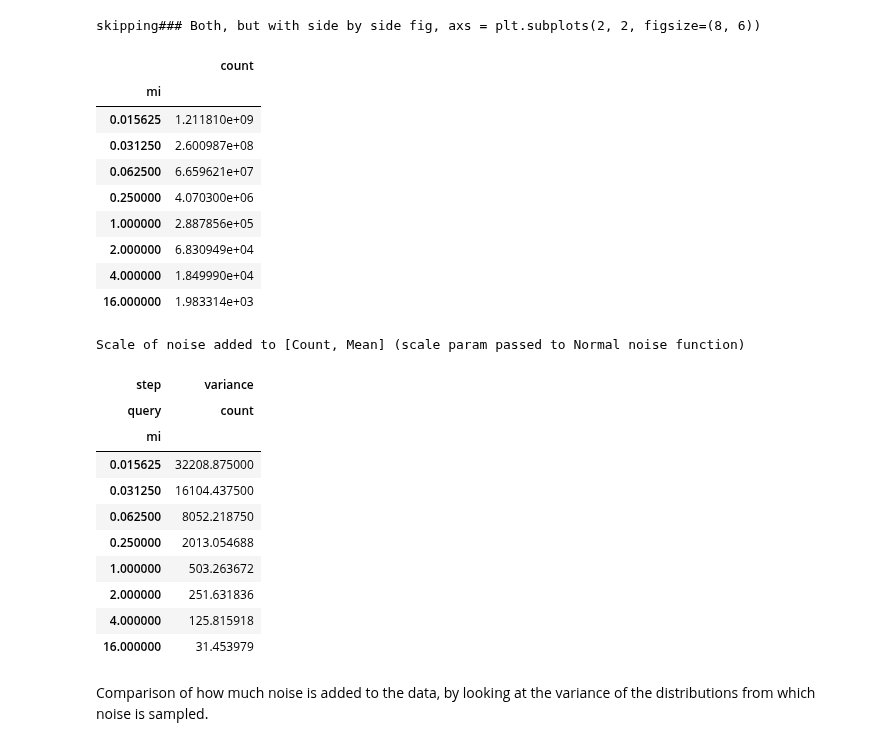
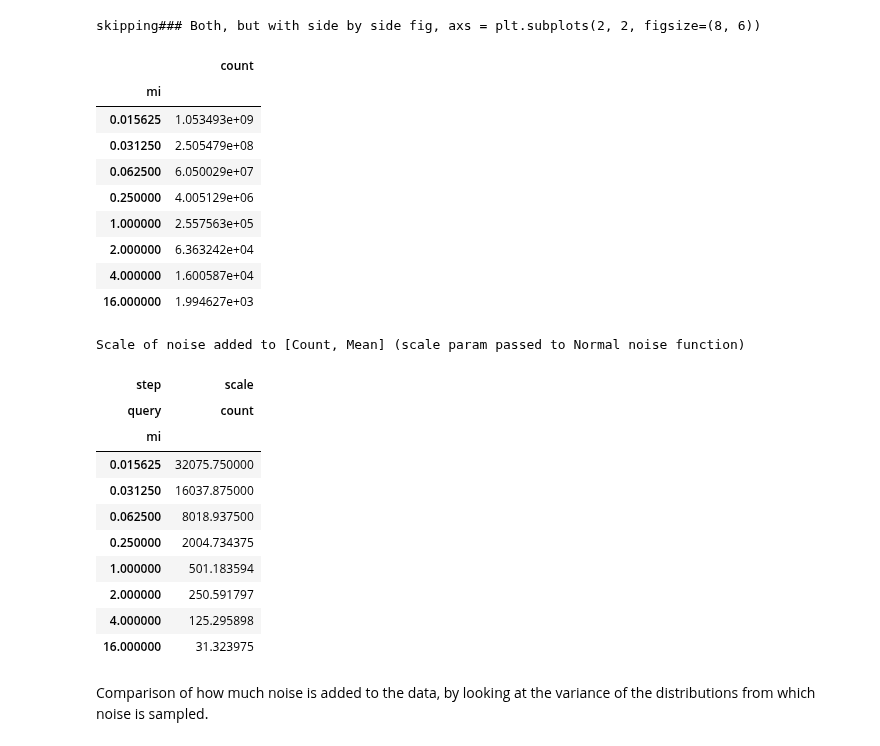
Before and after one commit to michaelnoguera/pacdb, a Jupyter notebook: pac-q4.ipynb, the cells around one changed output. Cells and saved outputs as stored; diff of their text form; code cells hidden in the pictures.

```diff
--- a/pac-q4.ipynb
+++ b/pac-q4.ipynb
@@ -20,9 +20,11 @@ AND EXISTS (
 # %%
 EXPERIMENT = 'pac-q4'
 OUTPUT_DIR = f'./outputs/{EXPERIMENT}'
-GENERATE = False
+GENERATE = True
 USE_EVEN_NUMBER_OF_INPUT_ROWS = True
 SEED_RANDOM_NUMBER_GENERATOR = True
+
+SAMPLING_METHOD = 'poisson' # 'poisson' or 'half'
 
 if GENERATE:
     print("GENERATE = True, so we will generate new samples.")
@@ -105,6 +111,12 @@ orders_df = orders_df[
 
 # 2. Filter lineitem rows where commit date is before receipt date.
 lineitem_df = lineitem_df[lineitem_df['l_commitdate'] < lineitem_df['l_receiptdate']]
+
+# 3. Identify orders that have at least one item delivered late.
+# Using .isin() to mimic the SQL EXISTS clause:
+orders_df = orders_df[
+    orders_df['o_orderkey'].isin(lineitem_df['l_orderkey'])
+]
 
 def runquery(orders_df: DataFrame, lineitem_df: DataFrame) -> int:
     # orders_filtered = orders_df[
@@ -122,9 +134,10 @@ def runquery(orders_df: DataFrame, lineitem_df: DataFrame) -> int:
 
     # 3. Identify orders that have at least one valid lineitem.
     # Using .isin() to mimic the SQL EXISTS clause:
-    valid_orders = orders_filtered[
-        orders_filtered['o_orderkey'].isin(lineitem_filtered['l_orderkey'])
-    ]
+    # valid_orders = orders_filtered[
+    #     orders_filtered['o_orderkey'].isin(lineitem_filtered['l_orderkey'])
+    # ]
+    valid_orders = orders_filtered # we have already filtered
 
     # 4. Count the valid orders.
     order_count = valid_orders.shape[0]
@@ -157,6 +174,24 @@ def poisson_paired_sample(df: DataFrame) -> Tuple[DataFrame, DataFrame]:
     not_selected = df[~mask]
     return selected, not_selected
 
+def half_paired_sample(df: DataFrame) -> Tuple[DataFrame, DataFrame]:
+    """
+    This will select half of the row indices from the dataframe at random.
+    The first result is the dataframe composed of the selected rows.
+    The second result is the complement / the dataframe composed of the rows that were not selected.
+    """
+    indices = np.random.choice(df.index, size=(df.shape[0] // 2), replace=False)
+    not_indices = list(set(df.index) - set(indices))
+    selected: DataFrame = df.loc[indices]
+    not_selected: DataFrame = df.loc[not_indices]
+    return (selected, not_selected)
+
+def sample_using_chosen_method(df: DataFrame) -> Tuple[DataFrame, DataFrame]:
+    if SAMPLING_METHOD == 'poisson':
+        return poisson_paired_sample(df)
+    elif SAMPLING_METHOD == 'half':
+        return half_paired_sample(df)
+
 def generate_samples(laplace_lambda: float = 1.0, alpha: int = 10) -> List[np.ndarray]:
     # Apply thresholding: if there are less than alpha samples
     # (with some Laplacian noise), then we don't subsample and return None.
@@ -169,7 +204,7 @@ def generate_samples(laplace_lambda: float = 1.0, alpha: int = 10) -> List[np.nd
     number_of_pairs = SAMPLES // 2
     out_np: List[np.ndarray] = []
     for i in range(number_of_pairs):
-        for temp_df in poisson_paired_sample(orders_df):
+        for temp_df in sample_using_chosen_method(orders_df.reset_index(drop=True)):  # reset index to sequential
             out = runquery(temp_df, lineitem_df)
             out *= 2  # manually correct count = count * 2
             out_np.append(np.array([out]))
@@ -261,7 +296,7 @@ if GENERATE:
             # for each PAC release at this MI, we will choose a sample from the pre-generated out_np list and add noise to it
             steps = {
                 "mi": mi,
-                "variance": scale,
+                "scale": scale,
             }
 
             # choose our sample
@@ -273,7 +308,7 @@ if GENERATE:
             chosen_noise = np.random.normal(loc=0, scale=scale)
             steps["chosen_noise"] = chosen_noise
 
-            release = chosen_sample + chosen_noise # do_pac_and_release(out_np, mi, variance, chosen_index)
+            release = chosen_sample + chosen_noise # do_pac_and_release(out_np, mi, scale, chosen_index)
 
             #print(f"sample(#{chosen_index}):{chosen_sample} + noise:{chosen_noise} = {release}")
             steps["release"] = release
@@ -923,11 +980,11 @@ df.groupby('mi').var()
 # %% [output]
 |  | count |
 | mi |  |
-| 0.015625 | 1.211810e+09 |
-| 0.031250 | 2.600987e+08 |
-| 0.062500 | 6.659621e+07 |
-| 0.250000 | 4.070300e+06 |
-| 1.000000 | 2.887856e+05 |
-| 2.000000 | 6.830949e+04 |
-| 4.000000 | 1.849990e+04 |
-| 16.000000 | 1.983314e+03 |
+| 0.015625 | 1.053493e+09 |
+| 0.031250 | 2.505479e+08 |
+| 0.062500 | 6.050029e+07 |
+| 0.250000 | 4.005129e+06 |
+| 1.000000 | 2.557563e+05 |
+| 2.000000 | 6.363242e+04 |
+| 4.000000 | 1.600587e+04 |
+| 16.000000 | 1.994627e+03 |
@@ -934,19 +995,19 @@ df.groupby('mi').var()
 # %%
 print("Scale of noise added to [Count, Mean] (scale param passed to Normal noise function)")
-saved_steps_df[['mi','variance']].groupby('mi').mean()
+saved_steps_df[['mi','scale']].groupby('mi').mean()
 # %% [output]
 Scale of noise added to [Count, Mean] (scale param passed to Normal noise function)
-| step | variance |
+| step | scale |
 | query | count |
 | mi |  |
-| 0.015625 | 32208.875000 |
-| 0.031250 | 16104.437500 |
-| 0.062500 | 8052.218750 |
-| 0.250000 | 2013.054688 |
-| 1.000000 | 503.263672 |
-| 2.000000 | 251.631836 |
-| 4.000000 | 125.815918 |
-| 16.000000 | 31.453979 |
+| 0.015625 | 32075.750000 |
+| 0.031250 | 16037.875000 |
+| 0.062500 | 8018.937500 |
+| 0.250000 | 2004.734375 |
+| 1.000000 | 501.183594 |
+| 2.000000 | 250.591797 |
+| 4.000000 | 125.295898 |
+| 16.000000 | 31.323975 |
 # %% [markdown]
 Comparison of how much noise is added to the data, by looking at the variance of the distributions from which noise is sampled.
 # %%
```
Also changed, not shown: parts of 30 cells of this notebook, 13 other files.
